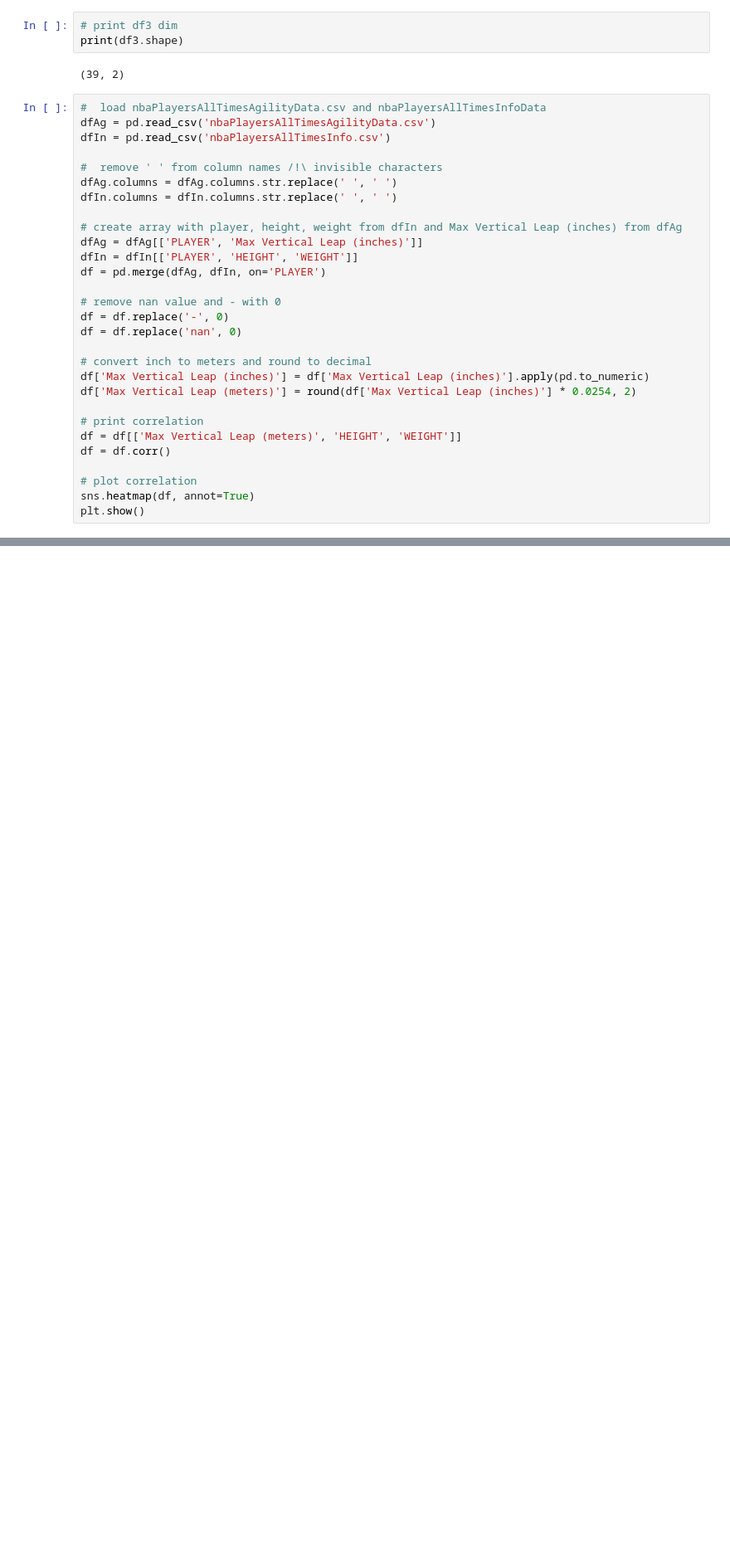
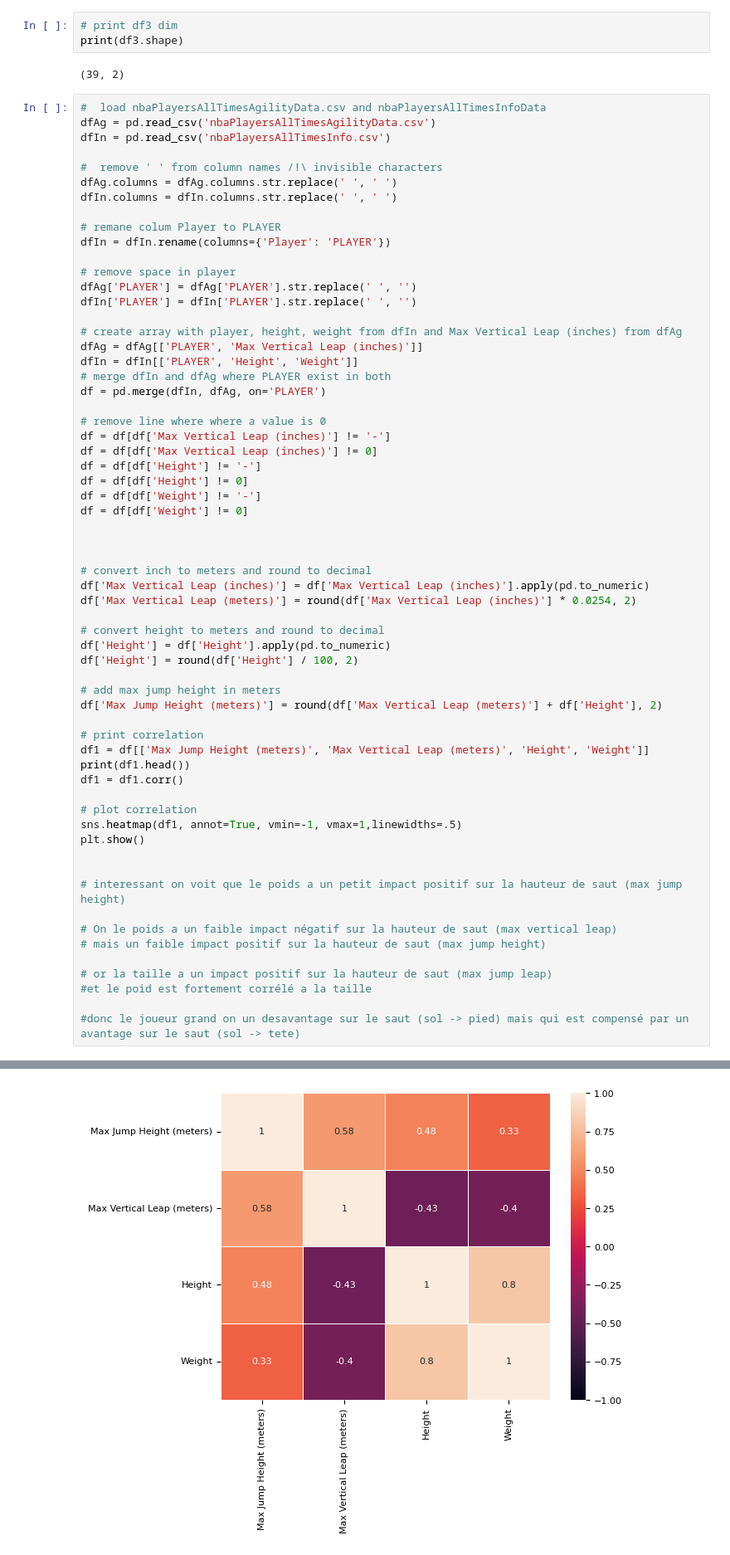
Before and after one commit to P0TEZ/nbaStats, a Jupyter notebook: TESTdataAnalyse.ipynb, the cells around one changed output, grey strips where cells are left out. Shown at 83% size. Saved outputs shown, nothing was run; the diff lists cells and outputs as text; blank space fills up the shorter version.

```diff
--- a/TESTdataAnalyse.ipynb
+++ b/TESTdataAnalyse.ipynb
@@ -98,24 +91,57 @@ dfIn = pd.read_csv('nbaPlayersAllTimesInfo.csv')
 dfAg.columns = dfAg.columns.str.replace(' ', ' ')
 dfIn.columns = dfIn.columns.str.replace(' ', ' ')
 
+# remane colum Player to PLAYER
+dfIn = dfIn.rename(columns={'Player': 'PLAYER'})
+
+# remove space in player
+dfAg['PLAYER'] = dfAg['PLAYER'].str.replace(' ', '')
+dfIn['PLAYER'] = dfIn['PLAYER'].str.replace(' ', '')
+
 # create array with player, height, weight from dfIn and Max Vertical Leap (inches) from dfAg
 dfAg = dfAg[['PLAYER', 'Max Vertical Leap (inches)']]
-dfIn = dfIn[['PLAYER', 'HEIGHT', 'WEIGHT']]
-df = pd.merge(dfAg, dfIn, on='PLAYER')
+dfIn = dfIn[['PLAYER', 'Height', 'Weight']]
+# merge dfIn and dfAg where PLAYER exist in both
+df = pd.merge(dfIn, dfAg, on='PLAYER')
 
-# remove nan value and - with 0
-df = df.replace('-', 0)
-df = df.replace('nan', 0)
+# remove line where where a value is 0
+df = df[df['Max Vertical Leap (inches)'] != '-']
+df = df[df['Max Vertical Leap (inches)'] != 0]
+df = df[df['Height'] != '-']
+df = df[df['Height'] != 0]
+df = df[df['Weight'] != '-']
+df = df[df['Weight'] != 0]
+
+
 
 # convert inch to meters and round to decimal
 df['Max Vertical Leap (inches)'] = df['Max Vertical Leap (inches)'].apply(pd.to_numeric)
 df['Max Vertical Leap (meters)'] = round(df['Max Vertical Leap (inches)'] * 0.0254, 2)
 
+# convert height to meters and round to decimal
+df['Height'] = df['Height'].apply(pd.to_numeric)
+df['Height'] = round(df['Height'] / 100, 2)
+
+# add max jump height in meters
+df['Max Jump Height (meters)'] = round(df['Max Vertical Leap (meters)'] + df['Height'], 2)
+
 # print correlation
-df = df[['Max Vertical Leap (meters)', 'HEIGHT', 'WEIGHT']]
-df = df.corr()
+df1 = df[['Max Jump Height (meters)', 'Max Vertical Leap (meters)', 'Height', 'Weight']]
+print(df1.head())
+df1 = df1.corr()
 
 # plot correlation
-sns.heatmap(df, annot=True)
+sns.heatmap(df1, annot=True, vmin=-1, vmax=1,linewidths=.5)
 plt.show()
+
+
+# interessant on voit que le poids a un petit impact positif sur la hauteur de saut (max jump height)
+
+# On le poids a un faible impact négatif sur la hauteur de saut (max vertical leap)
+# mais un faible impact positif sur la hauteur de saut (max jump height)
+
+# or la taille a un impact positif sur la hauteur de saut (max jump leap)
+#et le poid est fortement corrélé a la taille
+
+#donc le joueur grand on un desavantage sur le saut (sol -> pied) mais qui est compensé par un avantage sur le saut (sol -> tete)
 # %% [output]
@@ -122,0 +154 @@ FileNotFoundError: [Errno 2] No such file or directory: 'nbaPlayersAllTimesInfoD
+[figure, added]
```
Also changed, not shown: parts of 3 cells of this notebook.
